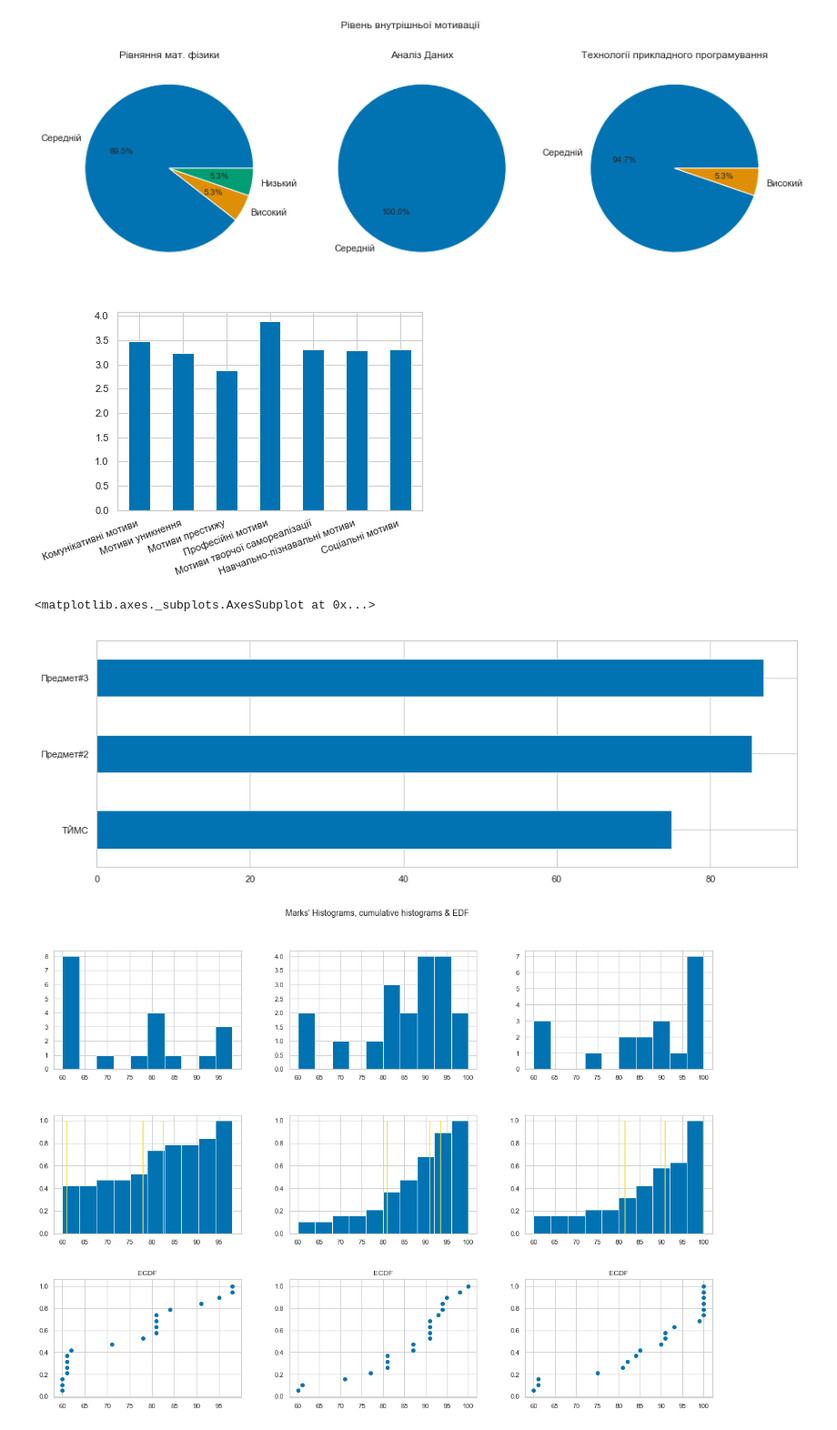
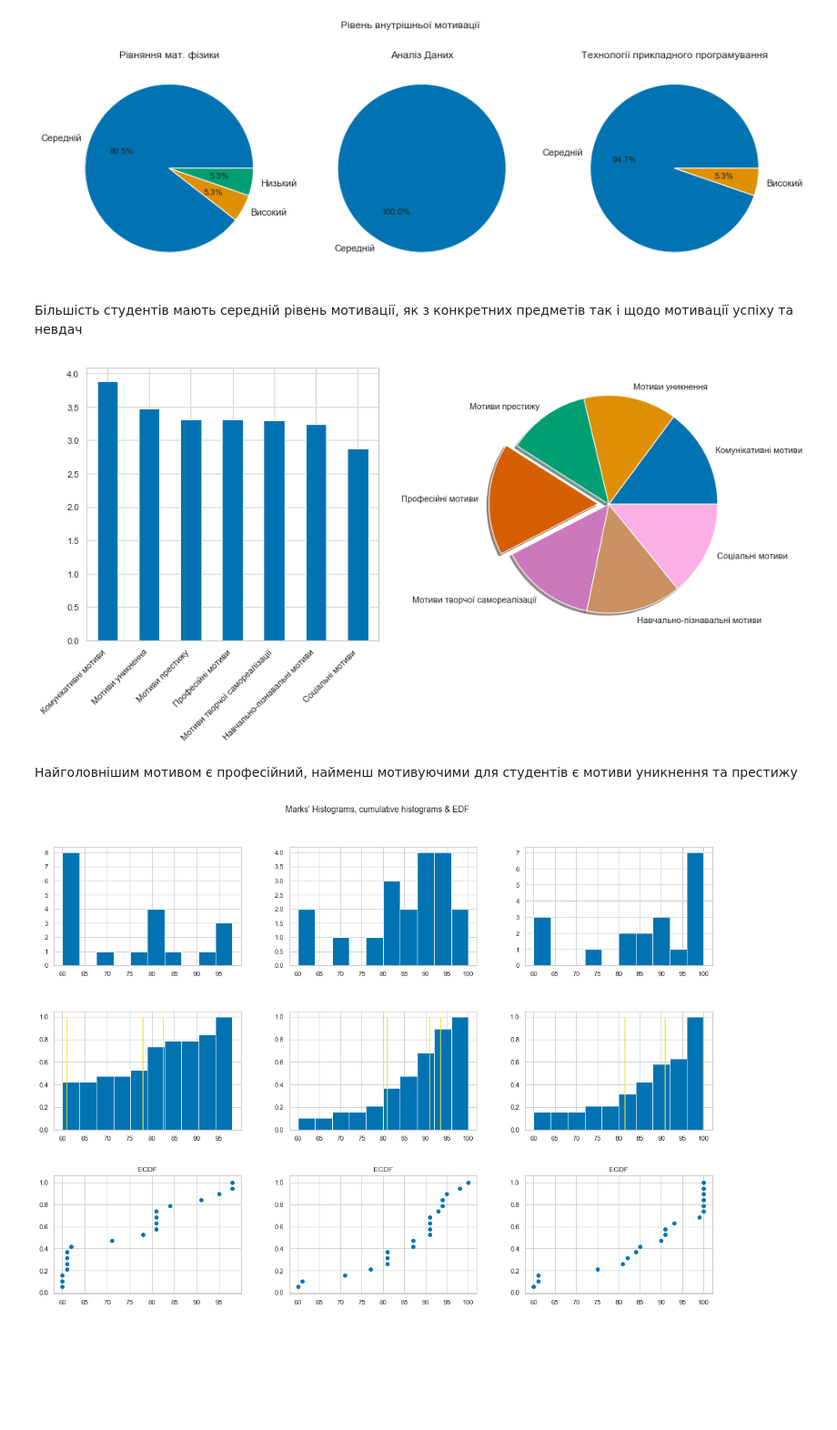
Before and after one commit to EddieKro/Data-Analysis, a Jupyter notebook: projects/poll/PM4_EDA.ipynb, the cells around one changed output. Shown at 91% size. Cells and saved outputs as stored; diff of their text form; code cells hidden in the pictures; blank space fills up the shorter version.

```diff
--- a/projects/poll/PM4_EDA.ipynb
+++ b/projects/poll/PM4_EDA.ipynb
@@ -208,17 +208,22 @@ correct_labels(1)
 # %% [output]
 [figure]
 [figure]
-# %%
-data.iloc[:,129:].mean().plot(kind='bar')
-plt.xticks(rotation=20,ha="right");
-# %% [output]
-[figure, removed]
-# %%
-grade_cols = ['ТЙМС','Предмет#2','Предмет#3']
-data[grade_cols].mean().plot(figsize=(15,5),kind='barh')
-# %% [output]
-<matplotlib.axes._subplots.AxesSubplot at 0x...>
-[figure, removed]
+# %% [markdown]
+Більшість студентів мають середній рівень мотивації, як з конкретних предметів так і щодо мотивації успіху та невдач
+# %%
+fig,ax = plt.subplots(1,2,figsize=(14,7))
+
+data.iloc[:,129:].mean().sort_values(ascending=False).plot(kind='bar',ax=ax[0])
+ax[0].set_xticklabels(scales_dict.keys(),rotation=45,ha='right')
+
+data.iloc[:,129:].mean().plot(kind='pie',ax=ax[1],explode=[0.,0.,0.,0.1,0.,0.,0.],shadow=True)
+ax[1].set_ylabel('')
+
+fig.tight_layout()
+# %% [output]
+[figure, added]
+# %% [markdown]
+Найголовнішим мотивом є професійний, найменш мотивуючими для студентів є мотиви уникнення та престижу
 # %%
 fig, axs = plt.subplots(3,3,figsize = (16,12))
 fig.suptitle("Marks' Histograms, cumulative histograms & EDF",fontsize=14)
```
Also changed, not shown: parts of 5 cells of this notebook.
